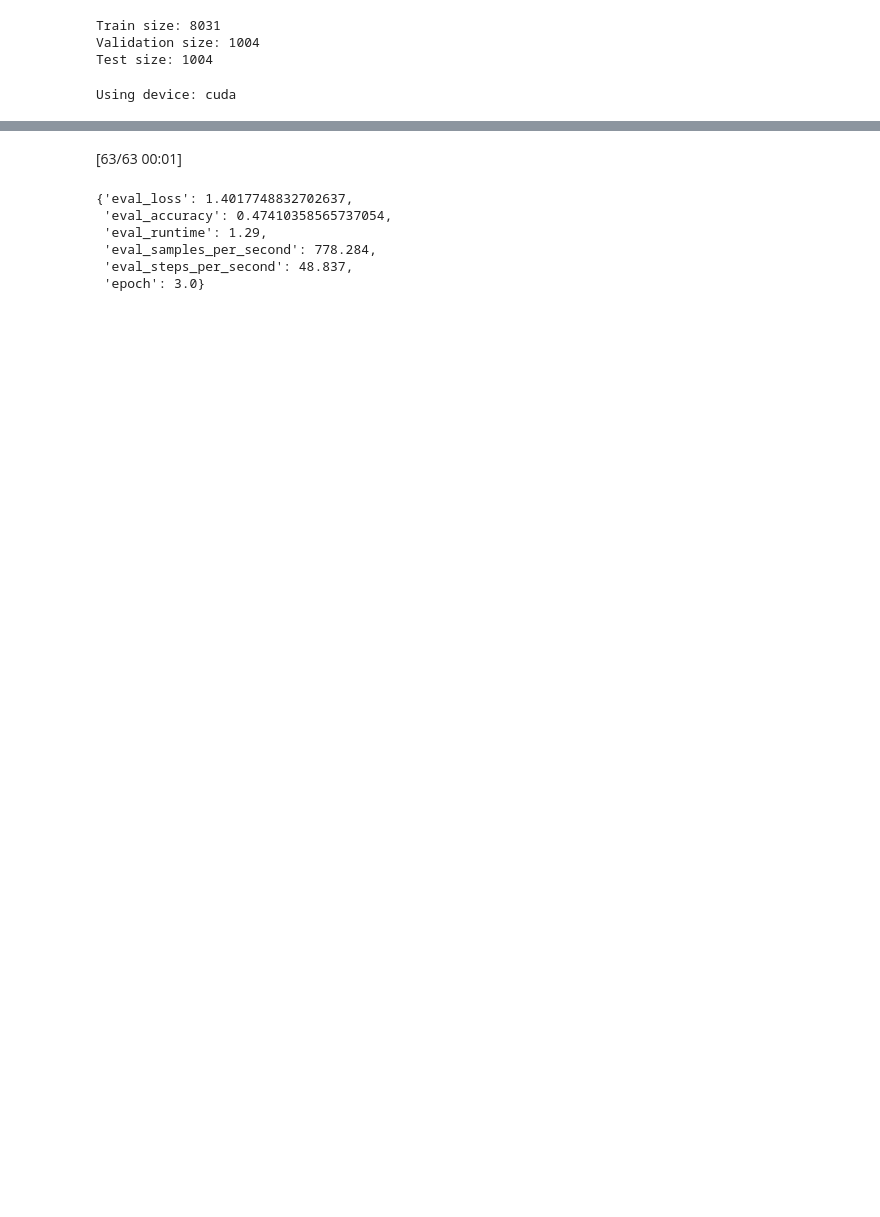
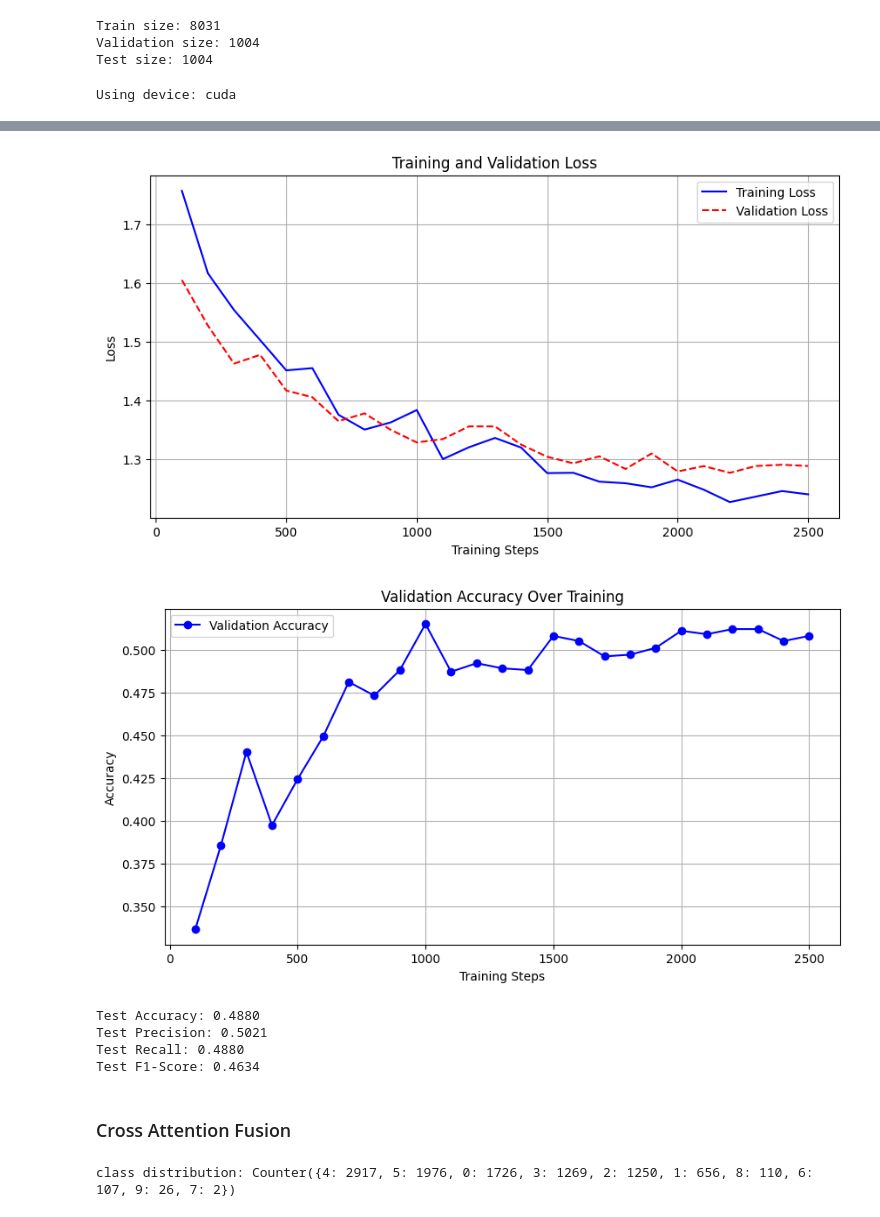
Before and after one commit to JiachengPang/csci535_project, a Jupyter notebook: model.ipynb, the cells around one changed output, grey strips where cells are left out. Saved outputs shown, nothing was run; the diff lists cells and outputs as text; code cells hidden in the pictures; blank space fills up the shorter version.

```diff
--- a/model.ipynb
+++ b/model.ipynb
@@ -159,11 +174,45 @@ TrainOutput(global_step=1506, training_loss=1.4303562337183857, metrics={'train_
-# %%
-test_results = trainer.evaluate(test_ds)
-test_results
-# %% [output]
-[63/63 00:01]
-{'eval_loss': 1.4017748832702637,
- 'eval_accuracy': 0.47410358565737054,
- 'eval_runtime': 1.29,
- 'eval_samples_per_second': 778.284,
- 'eval_steps_per_second': 48.837,
- 'epoch': 3.0}
+# %%
+import matplotlib.pyplot as plt
+
+def plot_training_progress(trainer):
+    train_loss = []
+    eval_loss = []
+    eval_accuracy = []
+    steps = []
+
+    for log in trainer.state.log_history:
+        if "loss" in log:
+            train_loss.append(log["loss"])
+            steps.append(log["step"])
+        if "eval_loss" in log:
+            eval_loss.append(log["eval_loss"])
+        if "eval_accuracy" in log:
+            eval_accuracy.append(log["eval_accuracy"])
+
+    eval_steps = steps[:len(eval_loss)]
+
+    # Plot Training and Validation Loss
+    plt.figure(figsize=(10, 5))
+    plt.plot(steps, train_loss, label="Training Loss", linestyle="-", color="blue")
+    plt.plot(eval_steps, eval_loss, label="Validation Loss", linestyle="--", color="red")
+    plt.xlabel("Training Steps")
+    plt.ylabel("Loss")
+    plt.title("Training and Validation Loss")
+    plt.legend()
+    plt.grid()
+    plt.show()
+
+    # Plot Validation Accuracy
+    plt.figure(figsize=(10, 5))
+    plt.plot(eval_steps, eval_accuracy, marker="o", linestyle="-", color="blue", label="Validation Accuracy")
+    plt.xlabel("Training Steps")
+    plt.ylabel("Accuracy")
+    plt.title("Validation Accuracy Over Training")
+    plt.legend()
+    plt.grid()
+    plt.show()
+# %%
+plot_training_progress(mlp_trainer)
+# %% [output]
+[figure, added]
+[figure, added]
@@ -169,0 +225,21 @@ test_results
+# %%
+test_report(mlp_trainer.evaluate(test_ds))
+# %% [output]
+Test Accuracy: 0.4880
+Test Precision: 0.5021
+Test Recall: 0.4880
+Test F1-Score: 0.4634
+# %% [markdown]
+### Cross Attention Fusion
+# %%
+from collections import Counter
+
+labels = [sample["label_id"] for sample in dataset["train"]]
+label_counts = Counter(labels)
+
+print("class distribution:", label_counts)
+
+# class_weights = torch.tensor([1 / (count ** 0.5) for count in label_counts.values()], dtype=torch.float).to(device)
+# print("class weights:", class_weights)
+# %% [output]
+class distribution: Counter({4: 2917, 5: 1976, 0: 1726, 3: 1269, 2: 1250, 1: 656, 8: 110, 6: 107, 9: 26, 7: 2})
```
Also changed, not shown: parts of 18 cells of this notebook.
